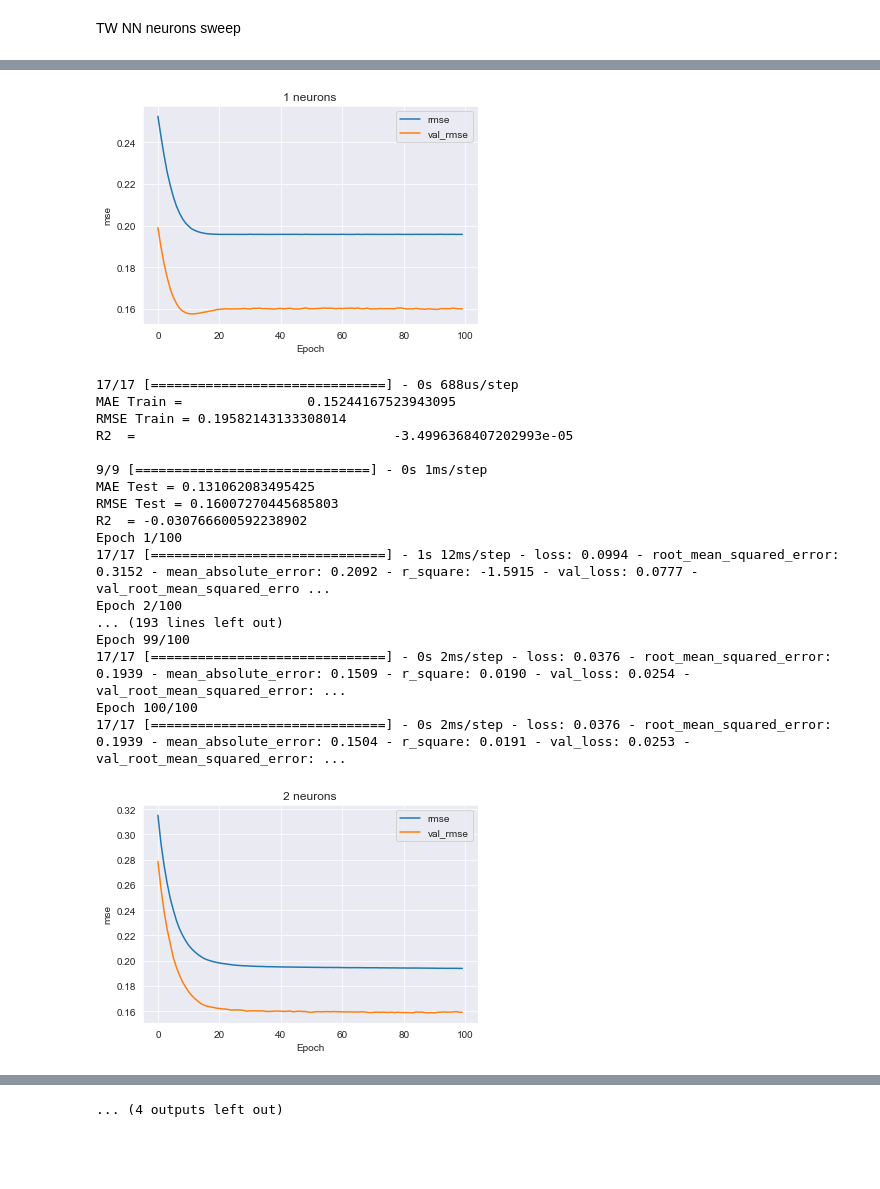
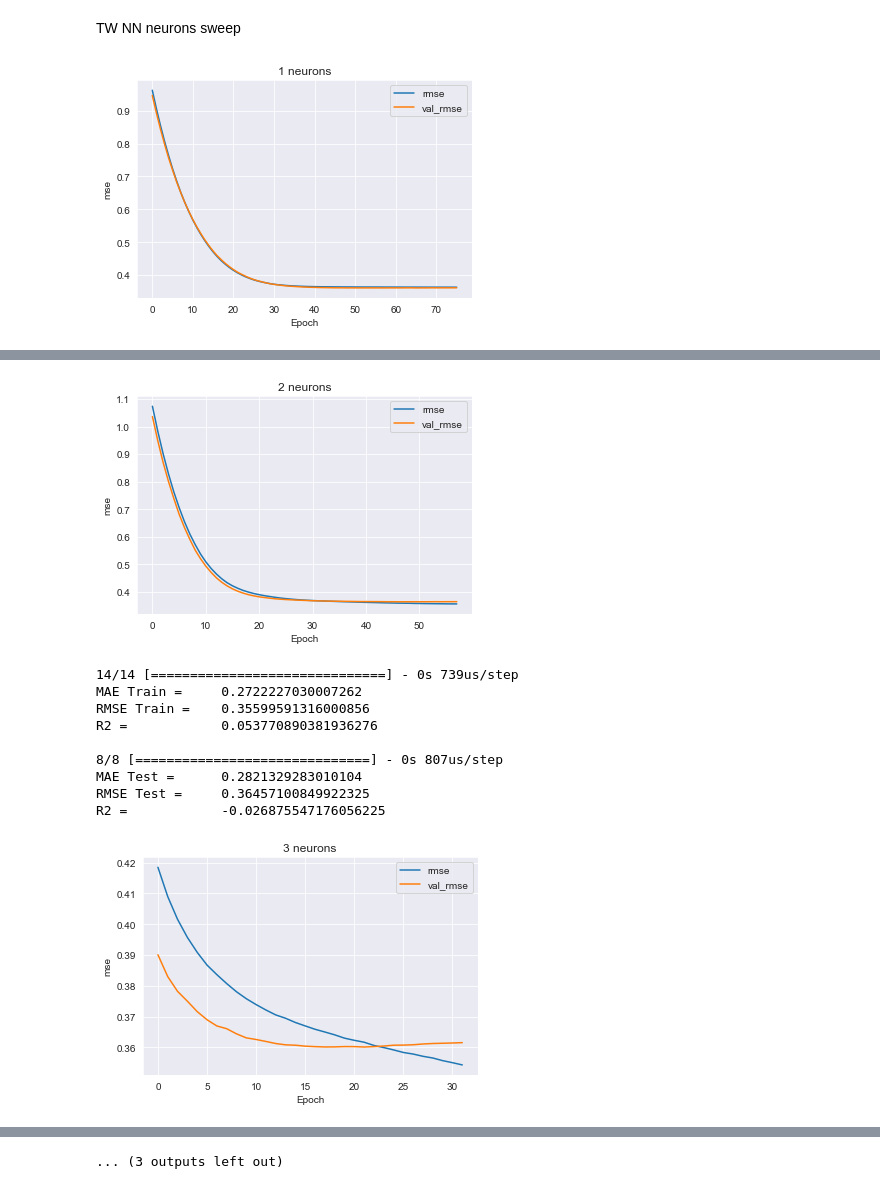
Before and after one commit to trpubz/DBacksAnalysis, a Jupyter notebook: 3Data Prep_Modeling/Data_NN.ipynb, the cells around one changed output, grey strips where cells are left out. Cells and saved outputs as stored; diff of their text form; code cells hidden in the pictures; blank space fills up the shorter version.

```diff
--- a/3Data Prep_Modeling/Data_NN.ipynb
+++ b/3Data Prep_Modeling/Data_NN.ipynb
@@ -829,22 +786,26 @@ val_mse_list = []
 
 neurons_to_try = [1, 2, 3, 5, 7, 10, 15]
 
+callback = tf.keras.callbacks.EarlyStopping(monitor='val_loss', patience=10)
+
 for num_neurons in neurons_to_try:
 
     #---- pasted in model
     model = keras.Sequential([normalizer,
                             layers.Dense(num_neurons, activation='relu', input_dim=number_of_inputs),
-                            layers.Dense(num_neurons, activation='relu'),
+                            layers.Dense(num_neurons, activation='sigmoid'),
                             layers.Dense(1, activation='linear') ])
 
     model.compile(loss='mse',
-                optimizer=tf.keras.optimizers.Adam(0.001),
+                optimizer=tf.keras.optimizers.Adam(learning_rate=0.001),
                 metrics=[tf.keras.metrics.RootMeanSquaredError(), tf.keras.metrics.MeanAbsoluteError(), RSquare()])
 
-    history = model.fit(X_train, y_train_trx,
-                      epochs=100,
-                      batch_size=32,
-                      validation_data=(X_test, y_test_trx))  # Calculate validation results on 35% of the training data
+    history = model.fit(X_train, y_train,
+                        epochs=200,
+                        batch_size=16,
+                        validation_data=(X_test, y_test),
+                        callbacks=[callback],
+                        verbose=0)  # Calculate validation results on 35% of the training data
 
     # Isolate the metric for each epoch.
     hist = pd.DataFrame(history.history)
@@ -859,36 +820,37 @@ for num_neurons in neurons_to_try:
 
     current_val_mse = hist['val_root_mean_squared_error']
     current_val_mse = current_val_mse[len(current_val_mse)-1] #  last element is the final value
     val_mse_list.append(current_val_mse)
 
     plot_loss(history)
 
     # calculate metrics ---------------
     from sklearn.metrics import mean_absolute_error
     from sklearn.metrics import mean_squared_error
     from sklearn.metrics import r2_score
 
     # train
     y_pred_train = model.predict(X_train)
-    print(f"MAE Train =                {mean_absolute_error(y_train_trx, y_pred_train)}")
-    print(f"RMSE Train = {mean_squared_error(y_train_trx, y_pred_train, squared=False)}")
-    print(f"R2  =                                 {r2_score(y_train_trx, y_pred_train)}")
+    print(f"MAE Train =     {mean_absolute_error(y_train, y_pred_train)}")
+    print(f"RMSE Train =    {mean_squared_error(y_train, y_pred_train, squared=False)}")
+    print(f"R2 =            {r2_score(y_train, y_pred_train)}")
     print(f"")
 
     # holdout
     y_pred_test = model.predict(X_test)
-    print(f"MAE Test = {mean_absolute_error(y_test_trx, y_pred_test)}")
-    print(f"RMSE Test = {mean_squared_error(y_test_trx, y_pred_test, squared=False)}")
-    print(f"R2  = {                r2_score(y_test_trx, y_pred_test)}")
+    print(f"MAE Test =      {mean_absolute_error(y_test, y_pred_test)}")
+    print(f"RMSE Test =     {mean_squared_error(y_test, y_pred_test, squared=False)}")
+    print(f"R2 =            {r2_score(y_test, y_pred_test)}")
 
 #plot results of sweep
 plt.plot(neurons_to_try, mse_list, label='RMSE')
 plt.plot(neurons_to_try, val_mse_list, label='Validation RMSE')
 
 # plt.ylim([1,y_lim])
 plt.xlabel('Neurons')
 plt.ylabel('RMSE')
 plt.legend()
 plt.grid(True)
 plt.show()
 # %% [output]
+[figure, new version]
@@ -912,19 +866,11 @@ Epoch 100/100
-[figure, old version]
+[figure, new version]
-17/17 [==============================] - 0s 688us/step
-MAE Train =                0.15244167523943095
-RMSE Train = 0.19582143133308014
-R2  =                                 -3.4996368407202993e-05
+14/14 [==============================] - 0s 739us/step
+MAE Train =     0.2722227030007262
+RMSE Train =    0.35599591316000856
+R2 =            0.053770890381936276
 
-9/9 [==============================] - 0s 1ms/step
-MAE Test = 0.131062083495425
-RMSE Test = 0.16007270445685803
-R2  = -0.030766600592238902
-Epoch 1/100
-17/17 [==============================] - 1s 12ms/step - loss: 0.0994 - root_mean_squared_error: 0.3152 - mean_absolute_error: 0.2092 - r_square: -1.5915 - val_loss: 0.0777 - val_root_mean_squared_erro ...
-Epoch 2/100
-... (193 lines left out)
-Epoch 99/100
-17/17 [==============================] - 0s 2ms/step - loss: 0.0376 - root_mean_squared_error: 0.1939 - mean_absolute_error: 0.1509 - r_square: 0.0190 - val_loss: 0.0254 - val_root_mean_squared_error: ...
-Epoch 100/100
-17/17 [==============================] - 0s 2ms/step - loss: 0.0376 - root_mean_squared_error: 0.1939 - mean_absolute_error: 0.1504 - r_square: 0.0191 - val_loss: 0.0253 - val_root_mean_squared_error: ...
+8/8 [==============================] - 0s 807us/step
+MAE Test =      0.2821329283010104
+RMSE Test =     0.36457100849922325
+R2 =            -0.026875547176056225
-[figure, old version]
+[figure, new version]
@@ -1003 +916 @@ Epoch 100/100
-... (4 outputs left out)
+... (3 outputs left out)
```
Also changed, not shown: parts of 22 cells of this notebook.
